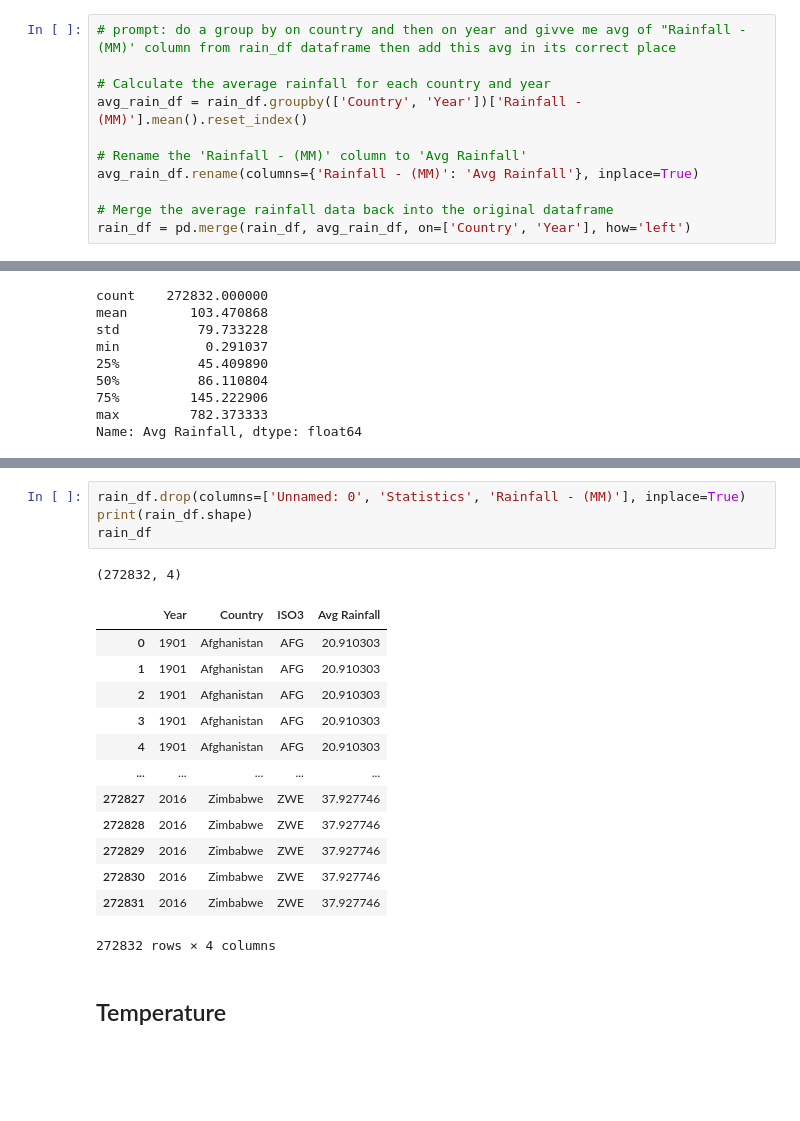
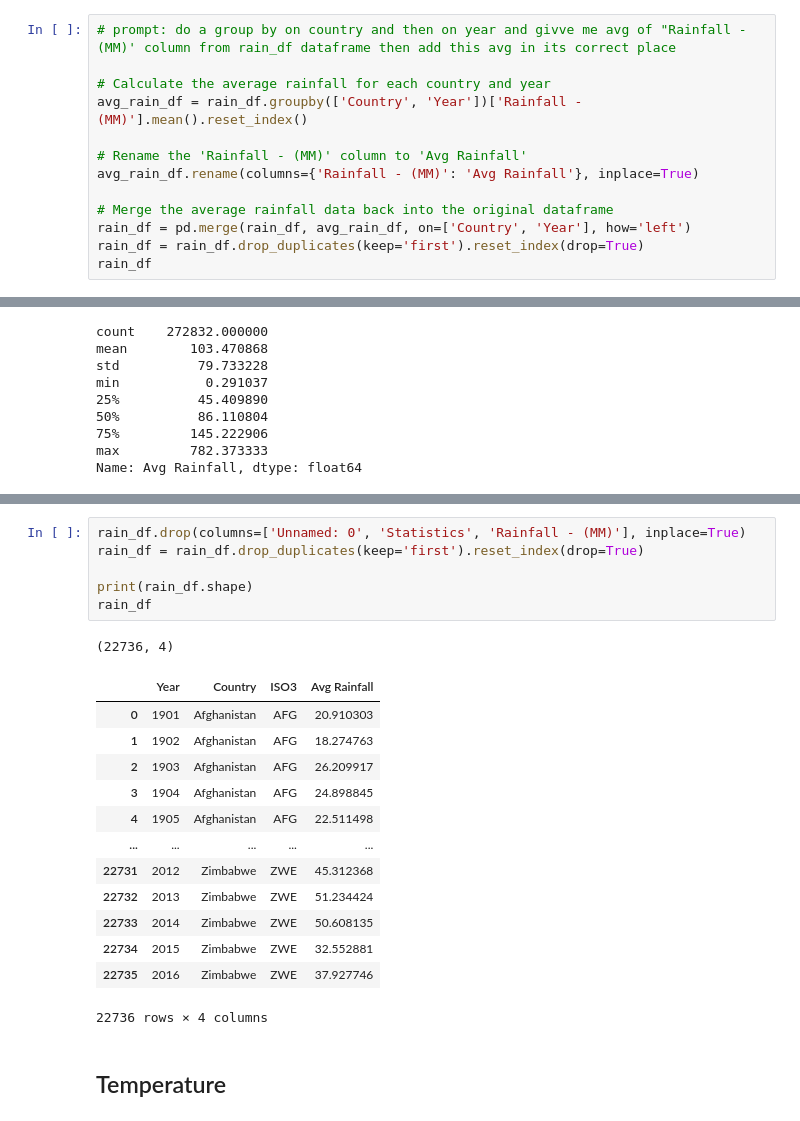
Before and after one commit to HopeFullDev/Colab, a Jupyter notebook: Assign2.ipynb, the cells around one changed output, grey strips where cells are left out. Cells and saved outputs as stored; diff of their text form; blank space fills up the shorter version.

```diff
--- a/Assign2.ipynb
+++ b/Assign2.ipynb
@@ -177,3 +183,5 @@ avg_rain_df.rename(columns={'Rainfall - (MM)': 'Avg Rainfall'}, inplace=True)
 
 # Merge the average rainfall data back into the original dataframe
 rain_df = pd.merge(rain_df, avg_rain_df, on=['Country', 'Year'], how='left')
+rain_df = rain_df.drop_duplicates(keep='first').reset_index(drop=True)
+rain_df
@@ -202,23 +225,25 @@ plt.show()
 [figure]
 # %%
 rain_df.drop(columns=['Unnamed: 0', 'Statistics', 'Rainfall - (MM)'], inplace=True)
+rain_df = rain_df.drop_duplicates(keep='first').reset_index(drop=True)
+
 print(rain_df.shape)
 rain_df
 # %% [output]
-(272832, 4)
+(22736, 4)
 |  | Year | Country | ISO3 | Avg Rainfall |
 | 0 | 1901 | Afghanistan | AFG | 20.910303 |
-| 1 | 1901 | Afghanistan | AFG | 20.910303 |
-| 2 | 1901 | Afghanistan | AFG | 20.910303 |
-| 3 | 1901 | Afghanistan | AFG | 20.910303 |
-| 4 | 1901 | Afghanistan | AFG | 20.910303 |
+| 1 | 1902 | Afghanistan | AFG | 18.274763 |
+| 2 | 1903 | Afghanistan | AFG | 26.209917 |
+| 3 | 1904 | Afghanistan | AFG | 24.898845 |
+| 4 | 1905 | Afghanistan | AFG | 22.511498 |
 | ... | ... | ... | ... | ... |
-| 272827 | 2016 | Zimbabwe | ZWE | 37.927746 |
-| 272828 | 2016 | Zimbabwe | ZWE | 37.927746 |
-| 272829 | 2016 | Zimbabwe | ZWE | 37.927746 |
-| 272830 | 2016 | Zimbabwe | ZWE | 37.927746 |
-| 272831 | 2016 | Zimbabwe | ZWE | 37.927746 |
+| 22731 | 2012 | Zimbabwe | ZWE | 45.312368 |
+| 22732 | 2013 | Zimbabwe | ZWE | 51.234424 |
+| 22733 | 2014 | Zimbabwe | ZWE | 50.608135 |
+| 22734 | 2015 | Zimbabwe | ZWE | 32.552881 |
+| 22735 | 2016 | Zimbabwe | ZWE | 37.927746 |
-272832 rows × 4 columns
+22736 rows × 4 columns
 # %% [markdown]
 ## Temperature
 # %%
```
Also changed, not shown: parts of 44 cells of this notebook.
